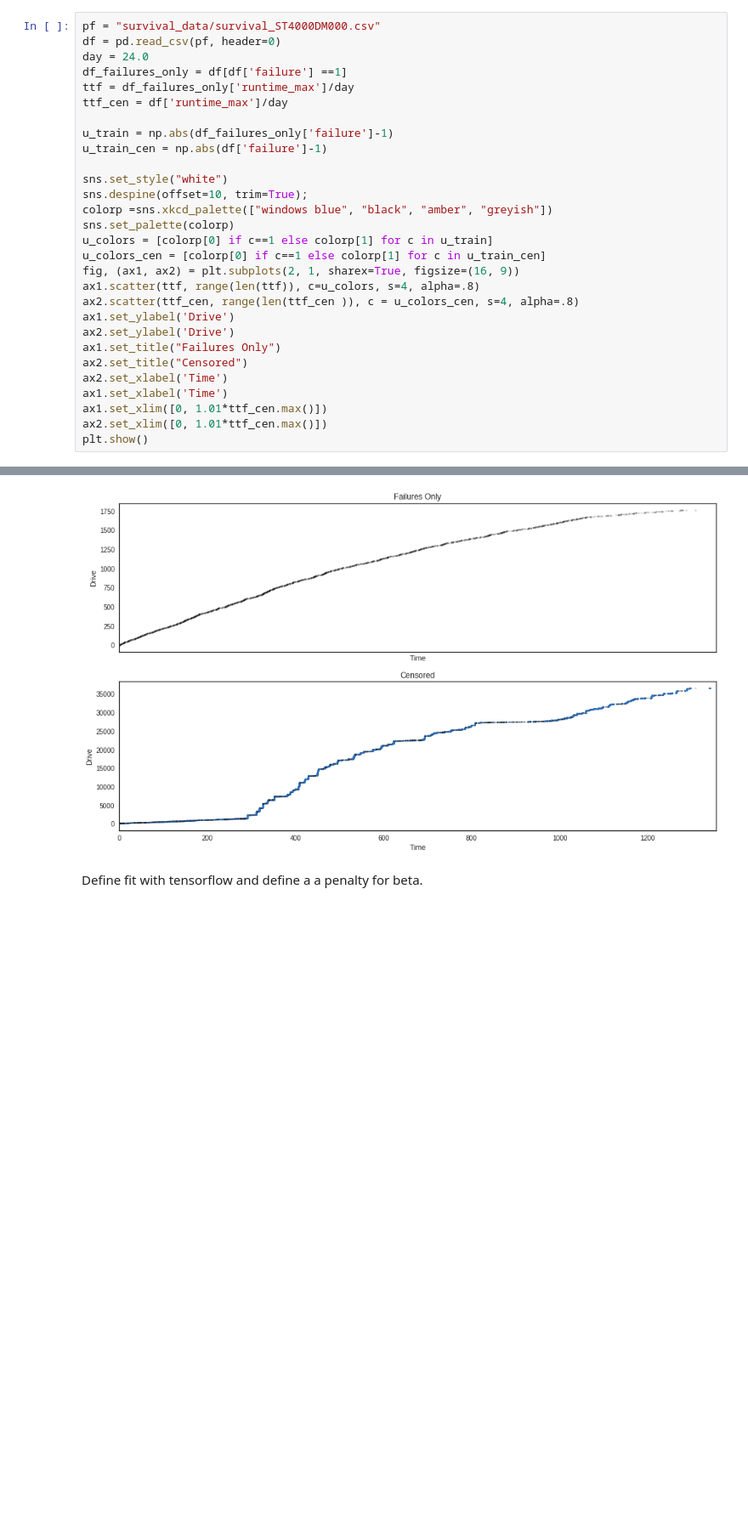
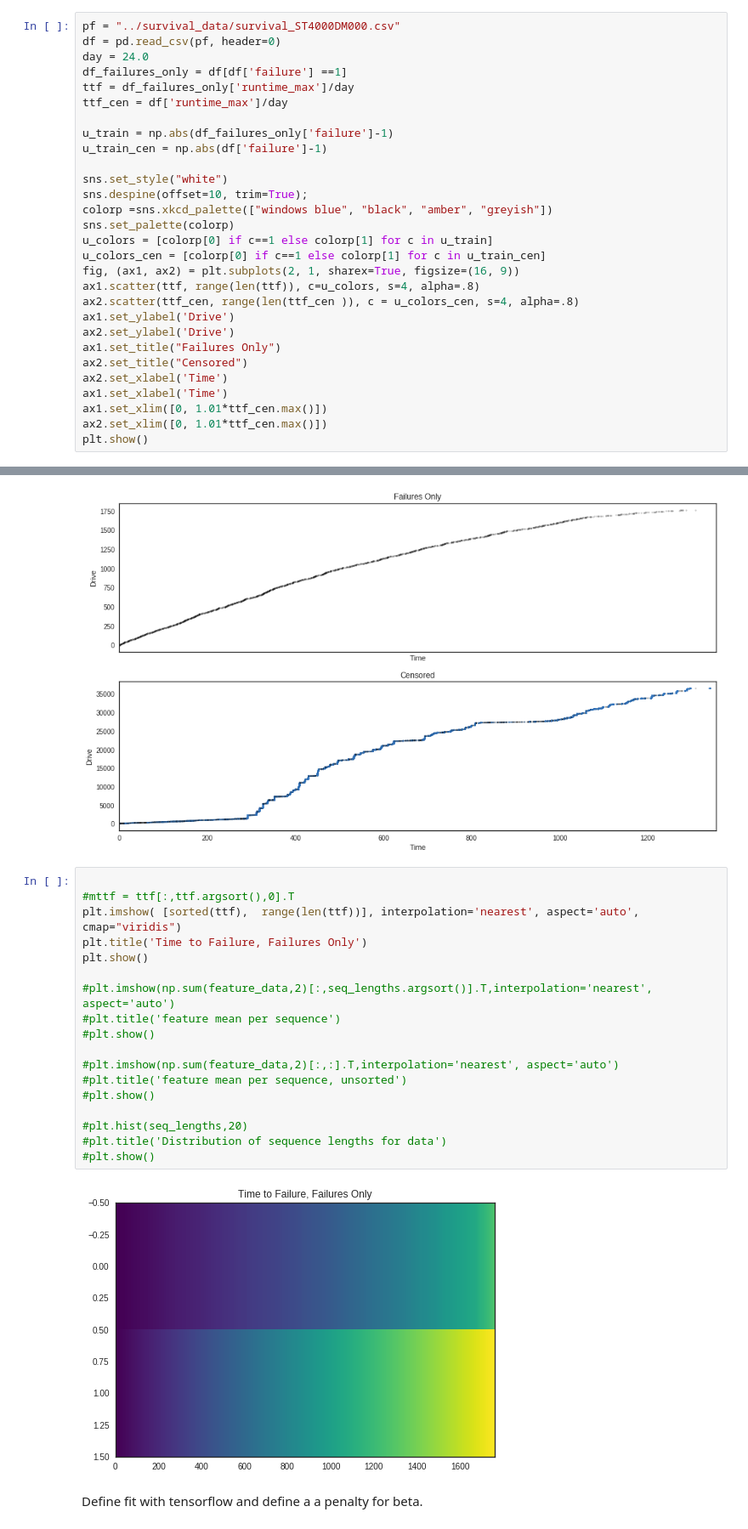
Before and after one commit to bastidas/disk_analysis, a Jupyter notebook: wtte/HD_Weibell.ipynb, the cells around one changed output, grey strips where cells are left out. Shown at 85% size. Cells and saved outputs as stored; diff of their text form; blank space fills up the shorter version.

```diff
--- a/wtte/HD_Weibell.ipynb
+++ b/wtte/HD_Weibell.ipynb
@@ -11,7 +11,7 @@ from wtte.objectives.tensorflow import loglik_discrete, betapenalty
 # %% [markdown]
 It is very telling to visualize the failures. What we can observe: we can observe the last time that the hardrive was seen in the data set. If the hard drive is no longer in the data set, it has failed, or has it just been removed from the data set? Our U matrix will be a mask the denotes censored drives, and most of our drives are censored.
 # %%
-pf = "survival_data/survival_ST4000DM000.csv"
+pf = "../survival_data/survival_ST4000DM000.csv"
 df = pd.read_csv(pf, header=0)
 day = 24.0
 df_failures_only = df[df['failure'] ==1]
@@ -68,6 +68,26 @@ plt.show()
 # %% [output]
 <matplotlib.figure.Figure at 0x...>
 [figure]
+# %%
+
+#mttf = ttf[:,ttf.argsort(),0].T
+plt.imshow( [sorted(ttf),  range(len(ttf))], interpolation='nearest', aspect='auto', cmap="viridis")
+plt.title('Time to Failure, Failures Only')
+plt.show()
+
+#plt.imshow(np.sum(feature_data,2)[:,seq_lengths.argsort()].T,interpolation='nearest', aspect='auto')
+#plt.title('feature mean per sequence')
+#plt.show()
+
+#plt.imshow(np.sum(feature_data,2)[:,:].T,interpolation='nearest', aspect='auto')
+#plt.title('feature mean per sequence, unsorted')
+#plt.show()
+
+#plt.hist(seq_lengths,20)
+#plt.title('Distribution of sequence lengths for data')
+#plt.show()
+# %% [output]
+[figure, added]
 # %% [markdown]
 Define fit with tensorflow and define a a penalty for beta.
 # %%
```
Also changed, not shown: 16 other files.
